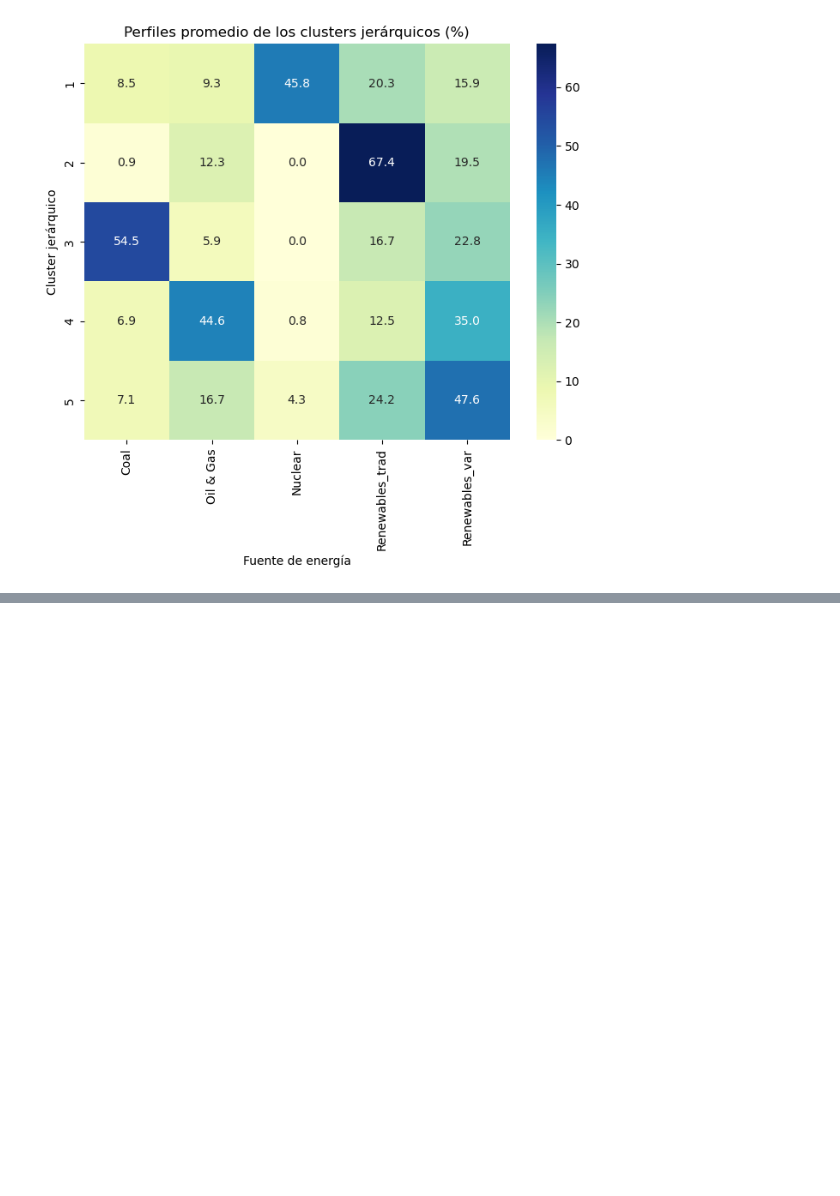
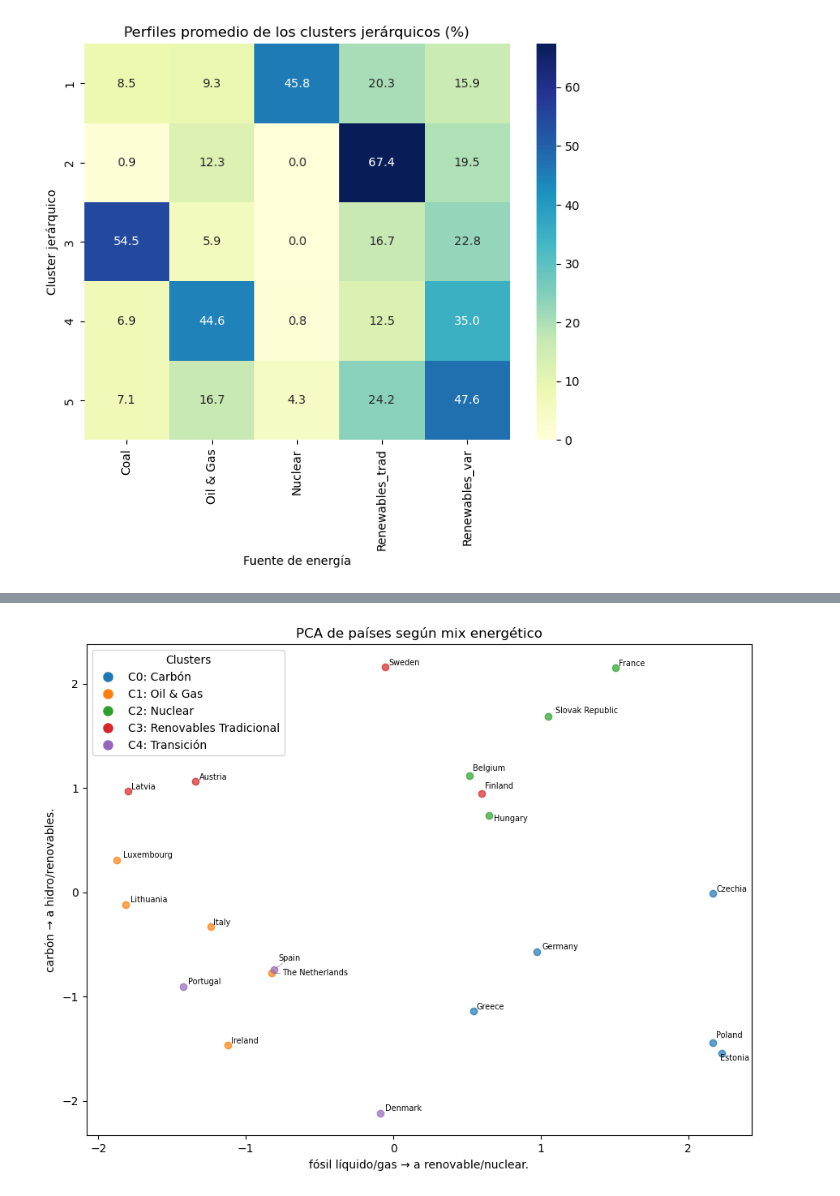
Before and after one commit to Sajerez/Portfolio, a Jupyter notebook: cluster_matriz_energetica_ue/cluster_matriz_electrica.ipynb, the cells around one changed output, grey strips where cells are left out. Drawn from its saved outputs; the diff is of its cells as text; code cells hidden in the pictures; blank space fills up the shorter version.

```diff
--- a/cluster_matriz_energetica_ue/cluster_matriz_electrica.ipynb
+++ b/cluster_matriz_energetica_ue/cluster_matriz_electrica.ipynb
@@ -584,0 +819,48 @@ En conjunto, el análisis muestra que los sistemas eléctricos europeos se agrup
+# %%
+from matplotlib.lines import Line2D
+clusters_sorted = np.sort(np.unique(labels))
+
+cluster_labels = {
+    0: "C0: Carbón",
+    1: "C1: Oil & Gas",
+    2: "C2: Nuclear",
+    3: "C3: Renovables Tradicional",
+    4: "C4: Transición",
+}
+cmap = plt.cm.get_cmap("tab10")
+palette = {c: cmap(i % 10) for i, c in enumerate(sorted(clusters_sorted))}
+
+plt.figure(figsize=(9,7))
+# scatter de países
+for c in clusters_sorted:
+    mask = (labels == c)
+    plt.scatter(Z[mask,0], Z[mask,1], alpha=0.7)
+
+# etiquetas de países sin superposición
+texts = []
+for (x, y), name in zip(Z, df_2010.index):
+    texts.append(plt.text(x, y, name, fontsize=7))
+
+# autoajuste
+adjust_text(texts,
+            only_move={'points':'y', 'texts':'y'},  # mueve en vertical para ordenarlos
+            arrowprops=dict(arrowstyle='-', color='gray', lw=0.5))
+
+legend_elements = []
+
+# proxy por cada cluster
+for c in clusters_sorted:
+    legend_elements.append(
+        Line2D([0], [0], marker='o', linestyle='',
+               markerfacecolor=palette[c], markeredgecolor=palette[c],
+               markersize=8, label=cluster_labels.get(c, f"C{c}"))
+    )
+
+plt.xlabel("fósil líquido/gas → a renovable/nuclear.")
+plt.ylabel("carbón → a hidro/renovables.")
+plt.title("PCA de países según mix energético")
+plt.legend(handles=legend_elements,title="Clusters",loc="upper left")
+plt.tight_layout()
+plt.show()
+# %% [output]
+[figure, added]
```
Also changed, not shown: parts of 25 cells of this notebook, 1 other file.
